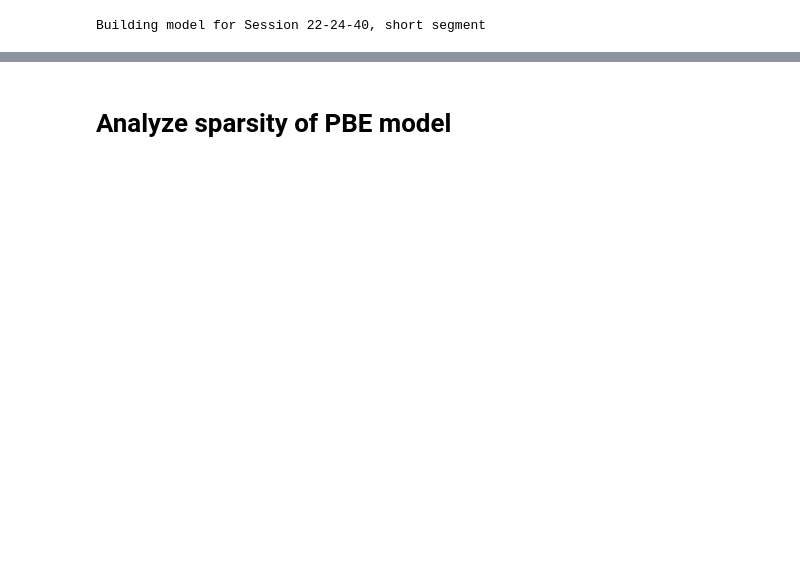
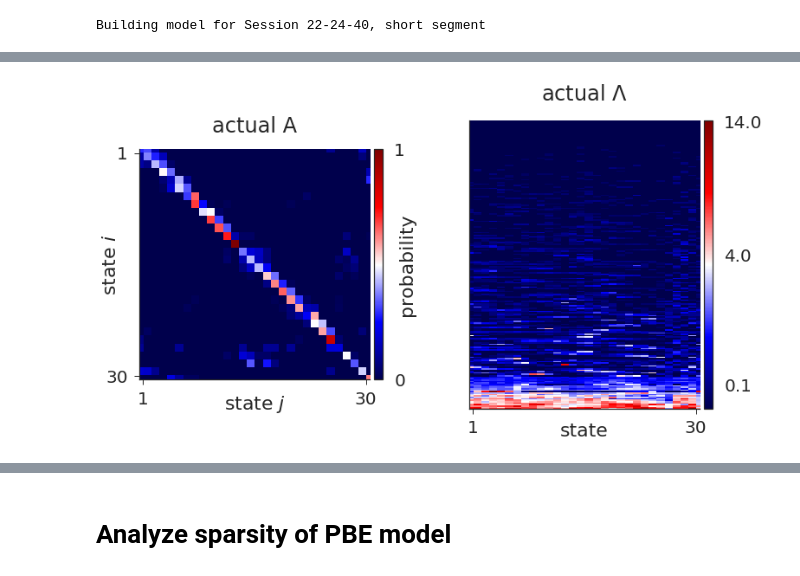
Before and after one commit to ckemere/CloudShuffles, a Jupyter notebook: Explore Latent RUN Space.ipynb, the cells around one changed output, grey strips where cells are left out. Cells and saved outputs as stored; diff of their text form; code cells hidden in the pictures; blank space fills up the shorter version.

Commit message:
Updated files, including splitting out sparsity plotting stuff into its own file.

```diff
--- a/Explore Latent RUN Space.ipynb
+++ b/Explore Latent RUN Space.ipynb
@@ -141,0 +219,18 @@ Building model for Session 22-24-40, short segment
+# %%
+from model_plotting import plot_transmat, plot_lambda
+import matplotlib.colors as colors
+
+## define figure parameters and color pallete
+text_kws = dict(ha="center", size=7)
+fig_kws = dict(text_kws=text_kws, cmap=plt.cm.seismic)
+lambda_kws = dict(text_kws=text_kws, cmap=plt.cm.seismic, norm=colors.PowerNorm(0.5))
+
+# Plot true transmat and obsmat
+fig, axes = plt.subplots(1,2, figsize=(10, 6))
+lambda_order = np.argsort(run_hmms[0].hmm.means.sum(axis=0))
+plot_transmat(axes[0],fig, hmm=run_hmms[0], title=run_hmms[0].label, cbar=True, **fig_kws)
+plot_lambda(axes[1], fig, hmm=run_hmms[0], title=run_hmms[0].label, ylabel=False, lo=lambda_order,
+            cbar=True, cb_ticks=[0.1, 4, 14], **lambda_kws)
+fig.tight_layout(w_pad=10, rect=[0, 0, 1, 1])
+# %% [output]
+[figure, added]
```
Also changed, not shown: parts of 22 cells of this notebook, 3 other files.
